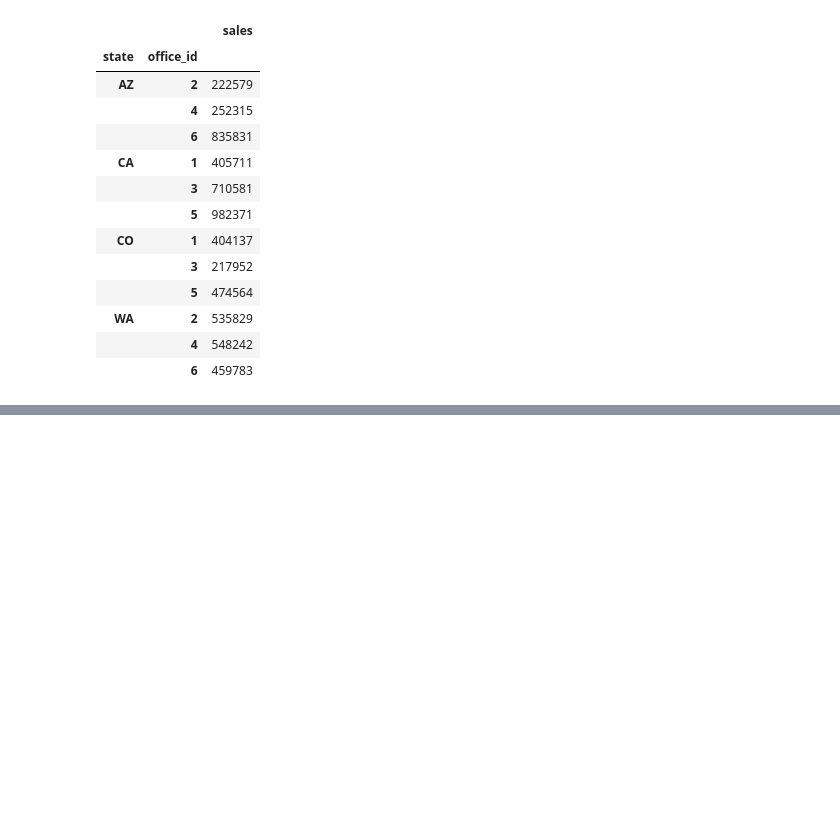
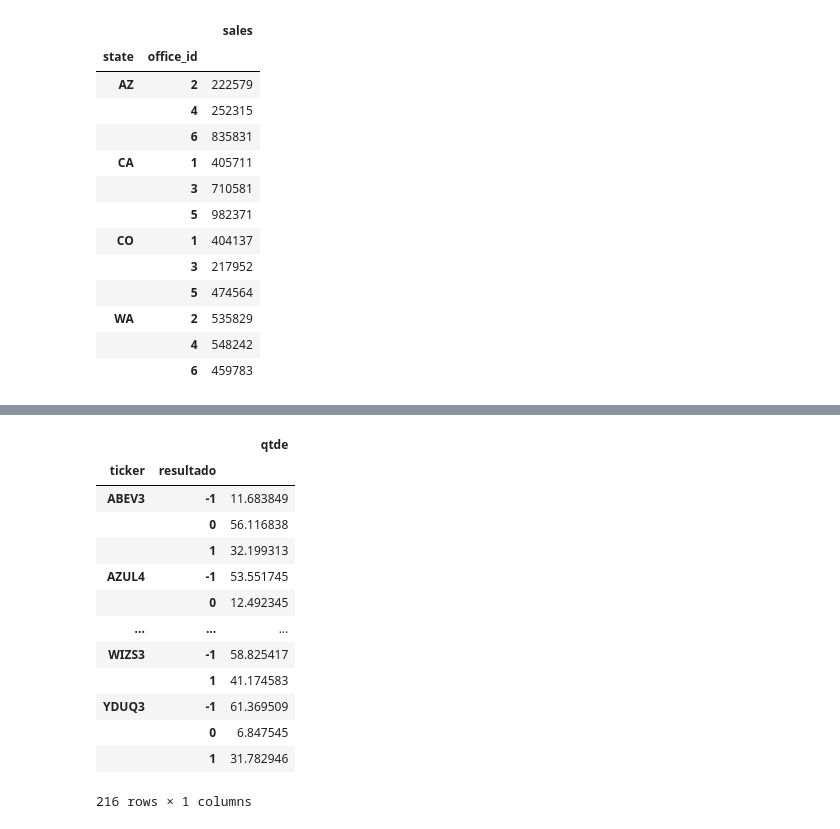
Before and after one commit to paulofor/Jupyter-Espaco01, a Jupyter notebook: ResultadoFuturo/PesquisaGeral-Regra1-Copy1.ipynb, the cells around one changed output, grey strips where cells are left out. Drawn from its saved outputs; the diff is of its cells as text; code cells hidden in the pictures; blank space fills up the shorter version.

```diff
--- a/ResultadoFuturo/PesquisaGeral-Regra1-Copy1.ipynb
+++ b/ResultadoFuturo/PesquisaGeral-Regra1-Copy1.ipynb
@@ -165,6 +171,6 @@ state_office
 |  | 4 | 548242 |
 |  | 6 | 459783 |
 # %%
-agrupado_por_ticker = df.groupby(['ticker', 'resultado']).agg({'total': 'qtde'})
+agrupado_por_ticker = df.groupby(['ticker', 'resultado']).agg({'qtde': 'sum'})
 agrupado_por_ticker.head()
 # %% [output]
@@ -207,0 +184,3 @@ dfVenda.sort_values(by='qtde', ascending=False).head(10)
+# %%
+ticker = df.groupby(['ticker']).agg({'qtde': 'sum'})
+ticker.head()
@@ -207,0 +195,17 @@ dfVenda.sort_values(by='qtde', ascending=False).head(10)
+# %%
+agrupado_por_ticker.div(ticker, level='ticker') * 100
+# %% [output]
+|  |  | qtde |
+| ticker | resultado |  |
+| ABEV3 | -1 | 11.683849 |
+|  | 0 | 56.116838 |
+|  | 1 | 32.199313 |
+| AZUL4 | -1 | 53.551745 |
+|  | 0 | 12.492345 |
+| ... | ... | ... |
+| WIZS3 | -1 | 58.825417 |
+|  | 1 | 41.174583 |
+| YDUQ3 | -1 | 61.369509 |
+|  | 0 | 6.847545 |
+|  | 1 | 31.782946 |
+216 rows × 1 columns
```
Also changed, not shown: parts of 14 cells of this notebook, 5 other files.
